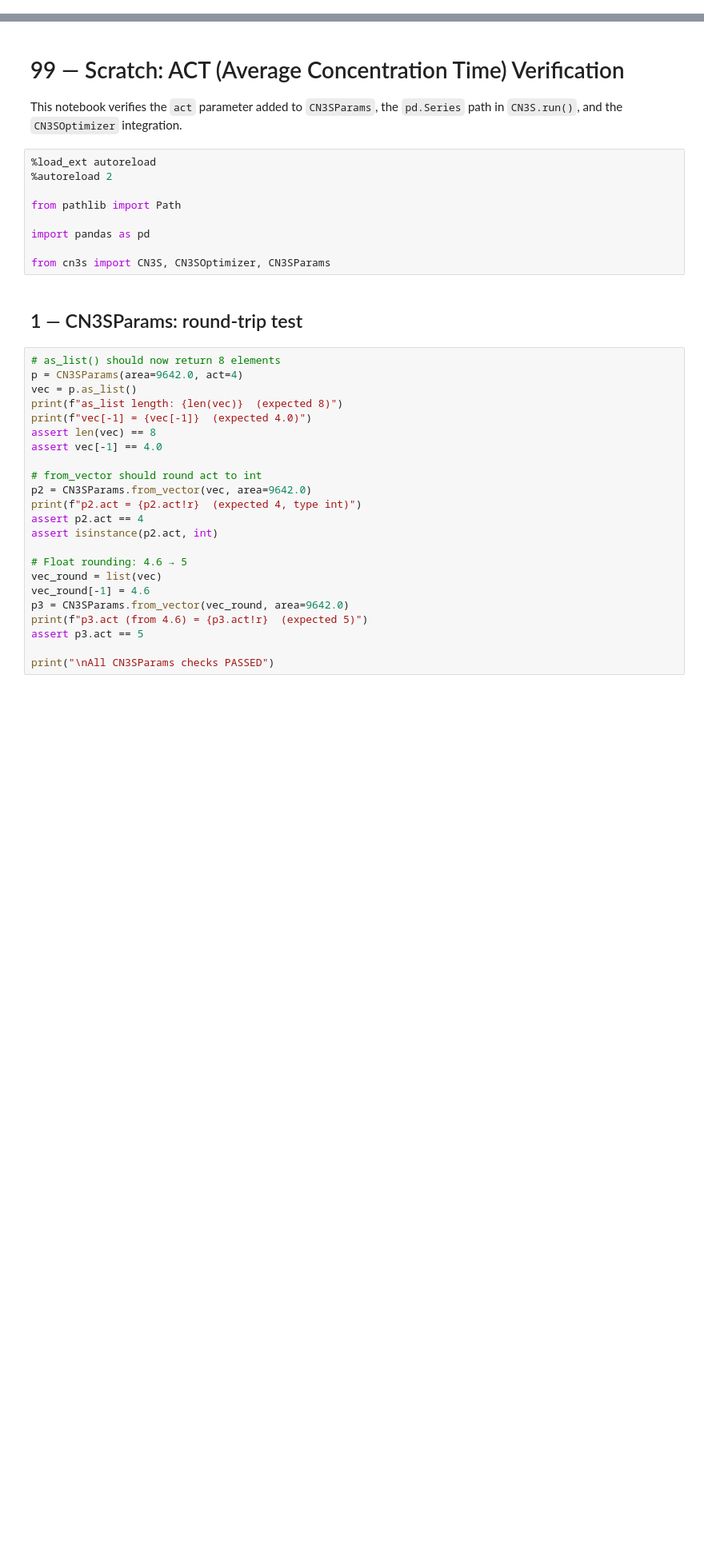
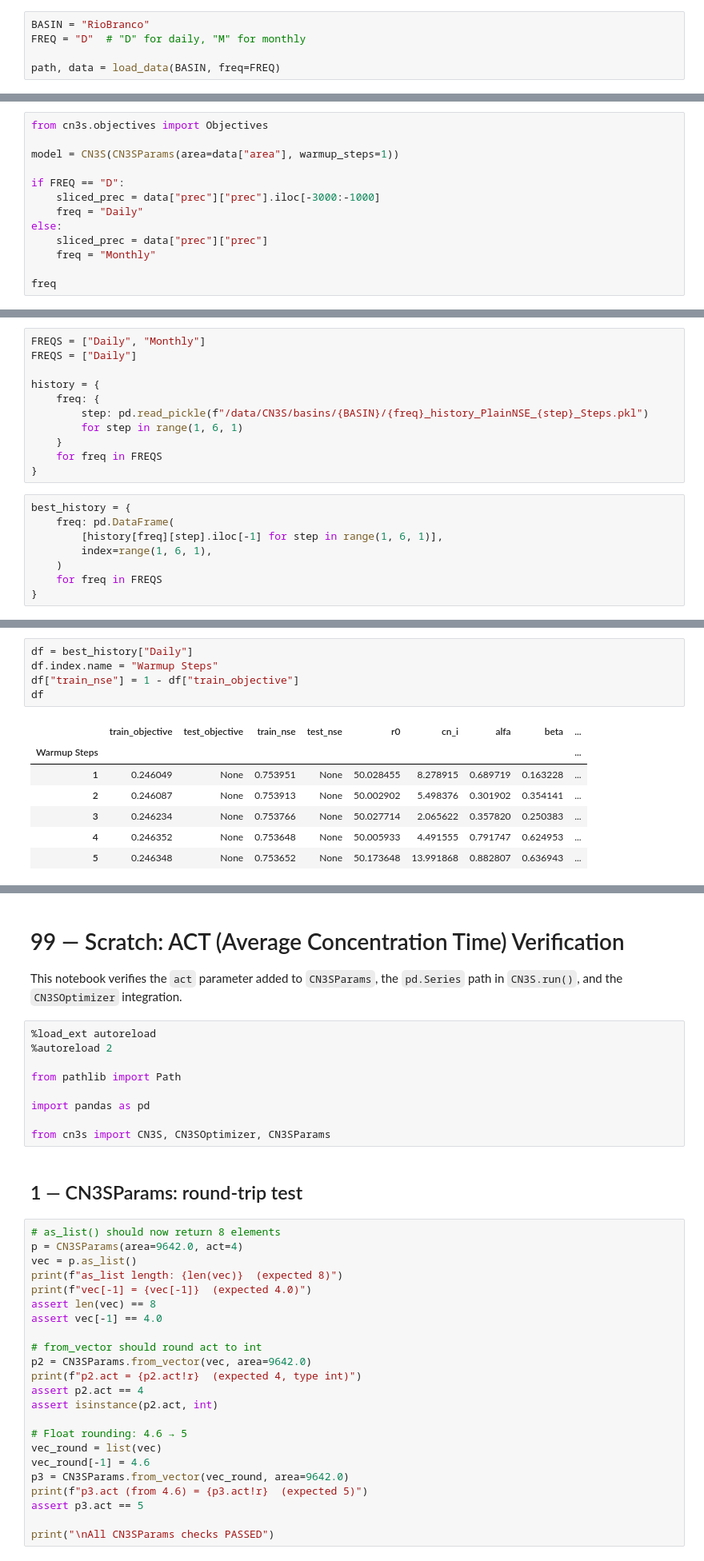
Before and after one commit to cordmaur/CN3S, a Jupyter notebook: nbs/Daily/99-scratch.ipynb, the cells around one changed output, grey strips where cells are left out. Shown at 80% size. Drawn from its saved outputs; the diff is of its cells as text; blank space fills up the shorter version.

```diff
--- a/nbs/Daily/99-scratch.ipynb
+++ b/nbs/Daily/99-scratch.ipynb
@@ -0,0 +12,5 @@
+# %%
+BASIN = "RioBranco"
+FREQ = "D"  # "D" for daily, "M" for monthly
+
+path, data = load_data(BASIN, freq=FREQ)
@@ -0,0 +21,13 @@
+# %%
+from cn3s.objectives import Objectives
+
+model = CN3S(CN3SParams(area=data["area"], warmup_steps=1))
+
+if FREQ == "D":
+    sliced_prec = data["prec"]["prec"].iloc[-3000:-1000]
+    freq = "Daily"
+else:
+    sliced_prec = data["prec"]["prec"]
+    freq = "Monthly"
+
+freq
@@ -0,0 +36,19 @@
+# %%
+FREQS = ["Daily", "Monthly"]
+FREQS = ["Daily"]
+
+history = {
+    freq: {
+        step: pd.read_pickle(f"/data/CN3S/basins/{BASIN}/{freq}_history_PlainNSE_{step}_Steps.pkl")
+        for step in range(1, 6, 1)
+    }
+    for freq in FREQS
+}
+# %%
+best_history = {
+    freq: pd.DataFrame(
+        [history[freq][step].iloc[-1] for step in range(1, 6, 1)],
+        index=range(1, 6, 1),
+    )
+    for freq in FREQS
+}
@@ -0,0 +64,13 @@
+# %%
+df = best_history["Daily"]
+df.index.name = "Warmup Steps"
+df["train_nse"] = 1 - df["train_objective"]
+df
+# %% [output]
+|  | train_objective | test_objective | train_nse | test_nse | r0 | cn_i | alfa | beta | ... |
+| Warmup Steps |  |  |  |  |  |  |  |  | ... |
+| 1 | 0.246049 | None | 0.753951 | None | 50.028455 | 8.278915 | 0.689719 | 0.163228 | ... |
+| 2 | 0.246087 | None | 0.753913 | None | 50.002902 | 5.498376 | 0.301902 | 0.354141 | ... |
+| 3 | 0.246234 | None | 0.753766 | None | 50.027714 | 2.065622 | 0.357820 | 0.250383 | ... |
+| 4 | 0.246352 | None | 0.753648 | None | 50.005933 | 4.491555 | 0.791747 | 0.624953 | ... |
+| 5 | 0.246348 | None | 0.753652 | None | 50.173648 | 13.991868 | 0.882807 | 0.636943 | ... |
```
Also changed, not shown: parts of 11 cells of this notebook, 15 other files.
